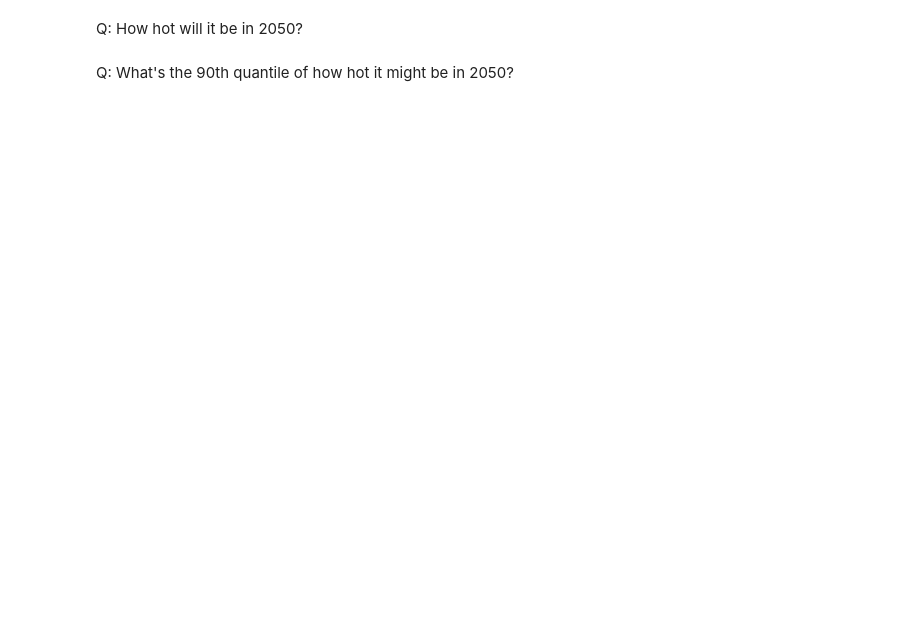
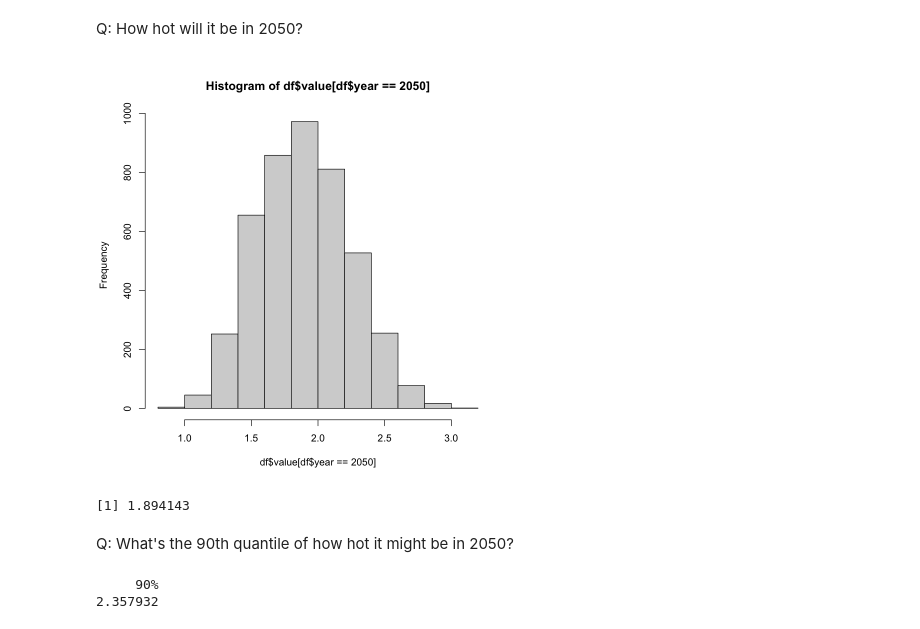
Before and after one commit to jrising/ccecon2025, a Jupyter notebook: Week 2 - Variance Decomposition.ipynb, the cells around one changed output. Saved outputs shown, nothing was run; the diff lists cells and outputs as text; code cells hidden in the pictures; blank space fills up the shorter version.

```diff
--- a/Week 2 - Variance Decomposition.ipynb
+++ b/Week 2 - Variance Decomposition.ipynb
@@ -5,6 +53,19 @@ head(df)
 # %% [markdown]
 Q: How hot will it be in 2050?
+# %%
+hist(df$value[df$year == 2050])
+# %% [output]
+[figure, added]
+# %%
+mean(df$value[df$year == 2050])
+# %% [output]
+[1] 1.894143
 # %% [markdown]
 Q: What's the 90th quantile of how hot it might be in 2050?
+# %%
+quantile(df$value[df$year == 2050], .9)
+# %% [output]
+     90%
+2.357932
 # %%
 df2 = subset(df, year == 2050 & run_id < 100)
```
Also changed, not shown: parts of 14 cells of this notebook, 2 other files.
